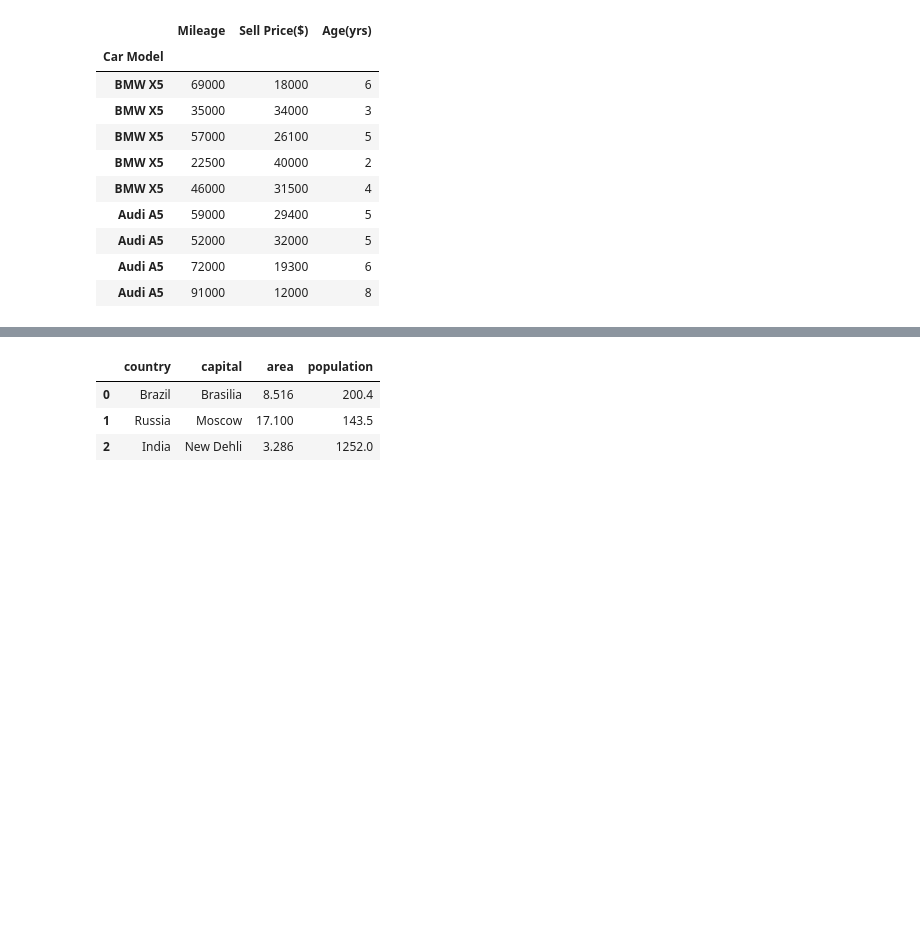
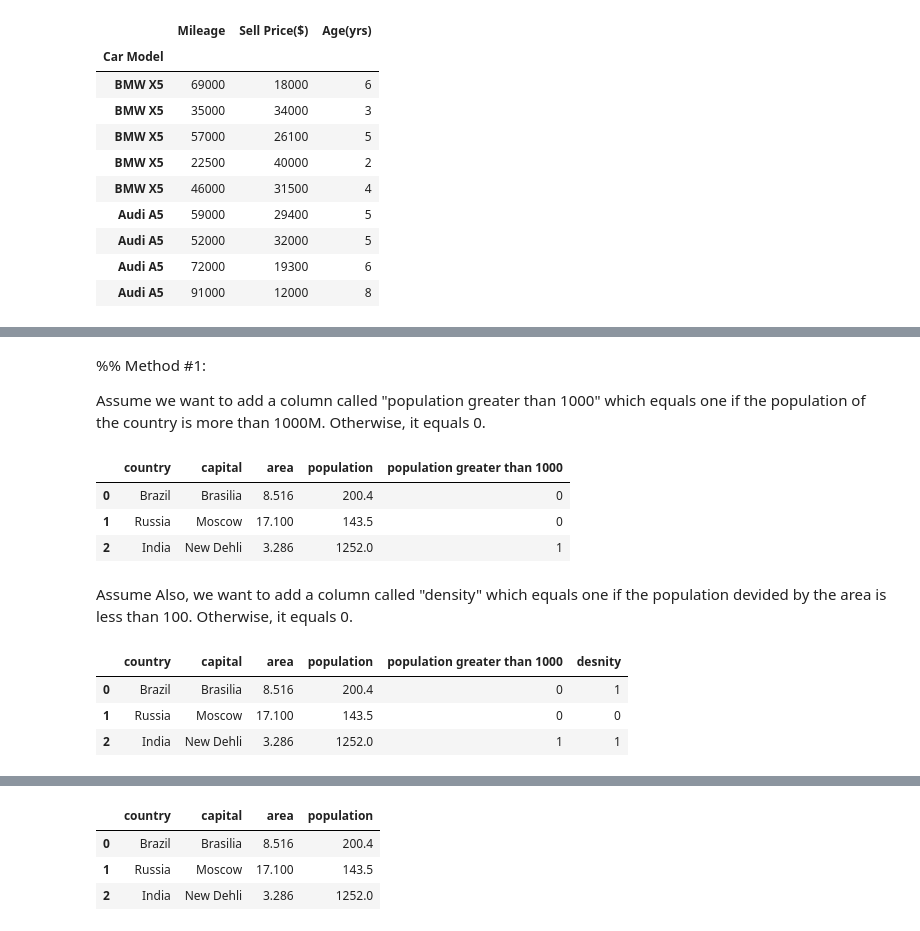
Before and after one commit to mkjubran/IntroToPython-NonIT, a Jupyter notebook: PandasBasics.ipynb, the cells around one changed output, grey strips where cells are left out. Drawn from its saved outputs; the diff is of its cells as text; code cells hidden in the pictures; blank space fills up the shorter version.

```diff
--- a/PandasBasics.ipynb
+++ b/PandasBasics.ipynb
@@ -258,0 +265,14 @@ Combinging multipe DataFrames can happen in different format. This includes conc
+# %%
+## Creating the "brics_country_capital_area" DataFrame
+country = ["Brazil", "Russia", "India"]
+capital = ["Brasilia", "Moscow", "New Dehli"]
+area = [8.516, 17.10, 3.286]
+
+## converting lists to pandas series
+country_series = pd.Series(country)
+capital_series = pd.Series(capital)
+area_series = pd.Series(area)
+
+brics_brics = { 'country': country_series, 'capital': capital_series, 'area': area_series}
+brics_brics = pd.DataFrame(brics_brics)
+brics_brics
@@ -258,0 +284,5 @@ Combinging multipe DataFrames can happen in different format. This includes conc
+# %%
+## add the column values to a list
+population = [200.4, 143.5, 1252]
+brics_brics['population']=population
+brics_brics
@@ -258,0 +297,26 @@ Combinging multipe DataFrames can happen in different format. This includes conc
+# %% [markdown]
+%% Method #1:
+
+Assume we want to add a column called "population greater than 1000" which equals one if the population of the country is more than 1000M. Otherwise, it equals 0.
+# %%
+# Add a new column named 'Price'
+brics_brics['population greater than 1000'] = [1 if x > 1000 else 0 for x in brics_brics['population']]
+
+# Print the DataFrame
+brics_brics
+# %% [output]
+|  | country | capital | area | population | population greater than 1000 |
+| 0 | Brazil | Brasilia | 8.516 | 200.4 | 0 |
+| 1 | Russia | Moscow | 17.100 | 143.5 | 0 |
+| 2 | India | New Dehli | 3.286 | 1252.0 | 1 |
+# %% [markdown]
+Assume Also, we want to add a column called "density" which equals one if the population devided by the area is less than 100. Otherwise, it equals 0.
+# %%
+# Add a new column named 'Price'
+brics_brics['desnity'] = [1 if x > 10 else 0 for x in brics_brics['population']/brics_brics['area']]
+brics_brics
+# %% [output]
+|  | country | capital | area | population | population greater than 1000 | desnity |
+| 0 | Brazil | Brasilia | 8.516 | 200.4 | 0 | 1 |
+| 1 | Russia | Moscow | 17.100 | 143.5 | 0 | 0 |
+| 2 | India | New Dehli | 3.286 | 1252.0 | 1 | 1 |
```
Also changed, not shown: parts of 22 cells of this notebook.
